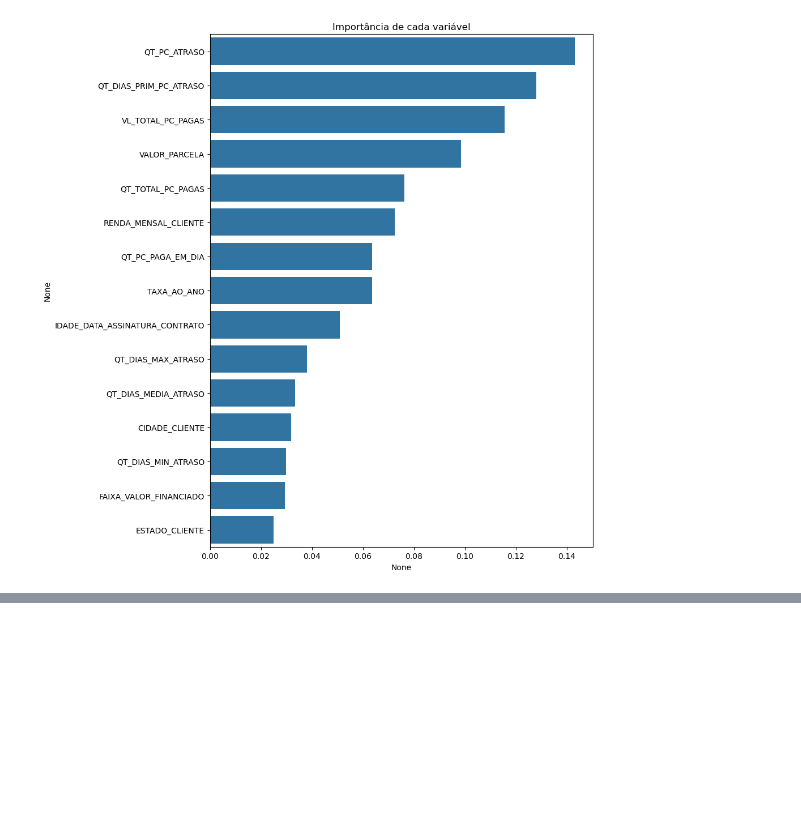
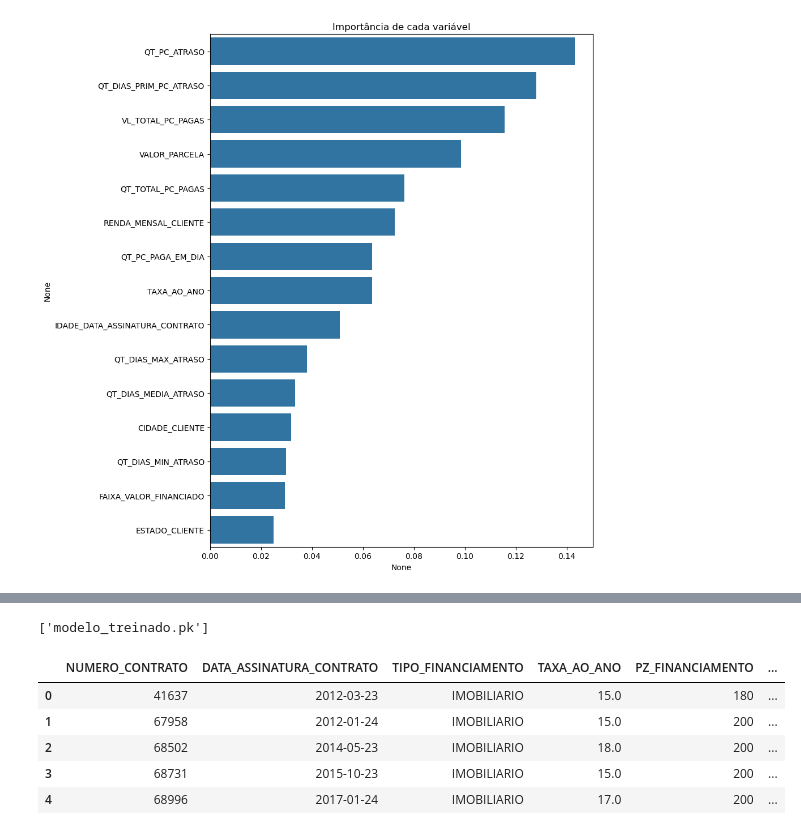
Before and after one commit to mm-dantas/credit-default-classification, a Jupyter notebook: credit-default-classification.ipynb, the cells around one changed output, grey strips where cells are left out. Saved outputs shown, nothing was run; the diff lists cells and outputs as text; code cells hidden in the pictures; blank space fills up the shorter version.

Commit message:
modelo treinado

```diff
--- a/credit-default-classification.ipynb
+++ b/credit-default-classification.ipynb
@@ -527,0 +547,72 @@ plt.show()
+# %%
+joblib.dump(clf, 'modelo_treinado.pk')
+# %% [output]
+['modelo_treinado.pk']
+# %%
+clf = joblib.load('modelo_treinado.pk')
+# %%
+conexao = conexao = pyodbc.connect(
+    "DRIVER={ODBC Driver 17 for SQL Server};"
+    "SERVER=localhost;"
+    "DATABASE=MODELOS_PREDITIVOS;"
+    "UID=usuario_python;"
+    "PWD=123456;"
+)
+
+df_original = pd.read_sql_query('SELECT * FROM EXTRACAO_DADOS_SISTEMA', conexao)
+
+conexao.close()
+# %%
+df_original.dropna(inplace=True)
+
+
+bins = [-100, 120, 180, 240]
+labels = ['Até 120 Meses', '121 até 180 Meses', '181 até 240 Meses']
+df_original['FAIXA_PRAZO_FINANCIAMENTO'] = pd.cut(df_original['PZ_FINANCIAMENTO'], bins=bins, labels=labels)
+pd.value_counts(df_original.FAIXA_PRAZO_FINANCIAMENTO) #remover depois
+
+
+bins = [-100, 100000, 200000, 300000, 400000, 500000, 750000, 1000000, 9000000000]
+labels = ['Até 100 mil', '101 até 200 mil', '201 até 300 mil', '301 até 400 mil', '401 até 500 mil',
+          '501 até 750 mil', 'De 751 até 1.000.000','Mais de 1.000.000']
+df_original['FAIXA_VALOR_FINANCIADO'] = pd.cut(df_original['VALOR_FINANCIAMENTO'], bins=bins, labels=labels)
+pd.value_counts(df_original.FAIXA_VALOR_FINANCIADO) #remover depois
+
+columns = ['TAXA_AO_ANO', 'CIDADE_CLIENTE', 'ESTADO_CLIENTE','RENDA_MENSAL_CLIENTE',
+           'QT_PC_ATRASO', 'QT_DIAS_PRIM_PC_ATRASO','QT_TOTAL_PC_PAGAS',
+           'VL_TOTAL_PC_PAGAS', 'QT_PC_PAGA_EM_DIA','QT_DIAS_MIN_ATRASO',
+           'QT_DIAS_MAX_ATRASO', 'QT_DIAS_MEDIA_ATRASO','VALOR_PARCELA',
+           'IDADE_DATA_ASSINATURA_CONTRATO', 'FAIXA_VALOR_FINANCIADO',
+           'FAIXA_PRAZO_FINANCIAMENTO','INADIMPLENTE_COBRANCA',]
+
+df_new = df_original[columns].copy()
+
+variaveis_categoricas = []
+for i in df_new.columns[0:16].tolist():
+        if df_new.dtypes[i] == 'object' or df_new.dtypes[i] == 'category':
+            variaveis_categoricas.append(i)
+
+lb = LabelEncoder()
+
+for var in variaveis_categoricas:
+    df_new[var] = lb.fit_transform(df_new[var])
+
+
+variaveis_explicativas = df_new.iloc[:, 0:15]
+
+
+Normalizador = MinMaxScaler()
+dados_normalizados = Normalizador.fit_transform(variaveis_explicativas)
+
+previsoes = clf.predict(dados_normalizados)
+probabilidades = clf.predict_proba(dados_normalizados)
+df_original['PREVISOES'] = previsoes
+df_original['PROBABILIDADES'] = probabilidades[:, 1]
+df_original.head()
+# %% [output]
+|  | NUMERO_CONTRATO | DATA_ASSINATURA_CONTRATO | TIPO_FINANCIAMENTO | TAXA_AO_ANO | PZ_FINANCIAMENTO | ... |
+| 0 | 41637 | 2012-03-23 | IMOBILIARIO | 15.0 | 180 | ... |
+| 1 | 67958 | 2012-01-24 | IMOBILIARIO | 15.0 | 200 | ... |
+| 2 | 68502 | 2014-05-23 | IMOBILIARIO | 18.0 | 200 | ... |
+| 3 | 68731 | 2015-10-23 | IMOBILIARIO | 15.0 | 200 | ... |
+| 4 | 68996 | 2017-01-24 | IMOBILIARIO | 17.0 | 200 | ... |
```
Also changed, not shown: parts of 1 cell of this notebook, 1 other file.
